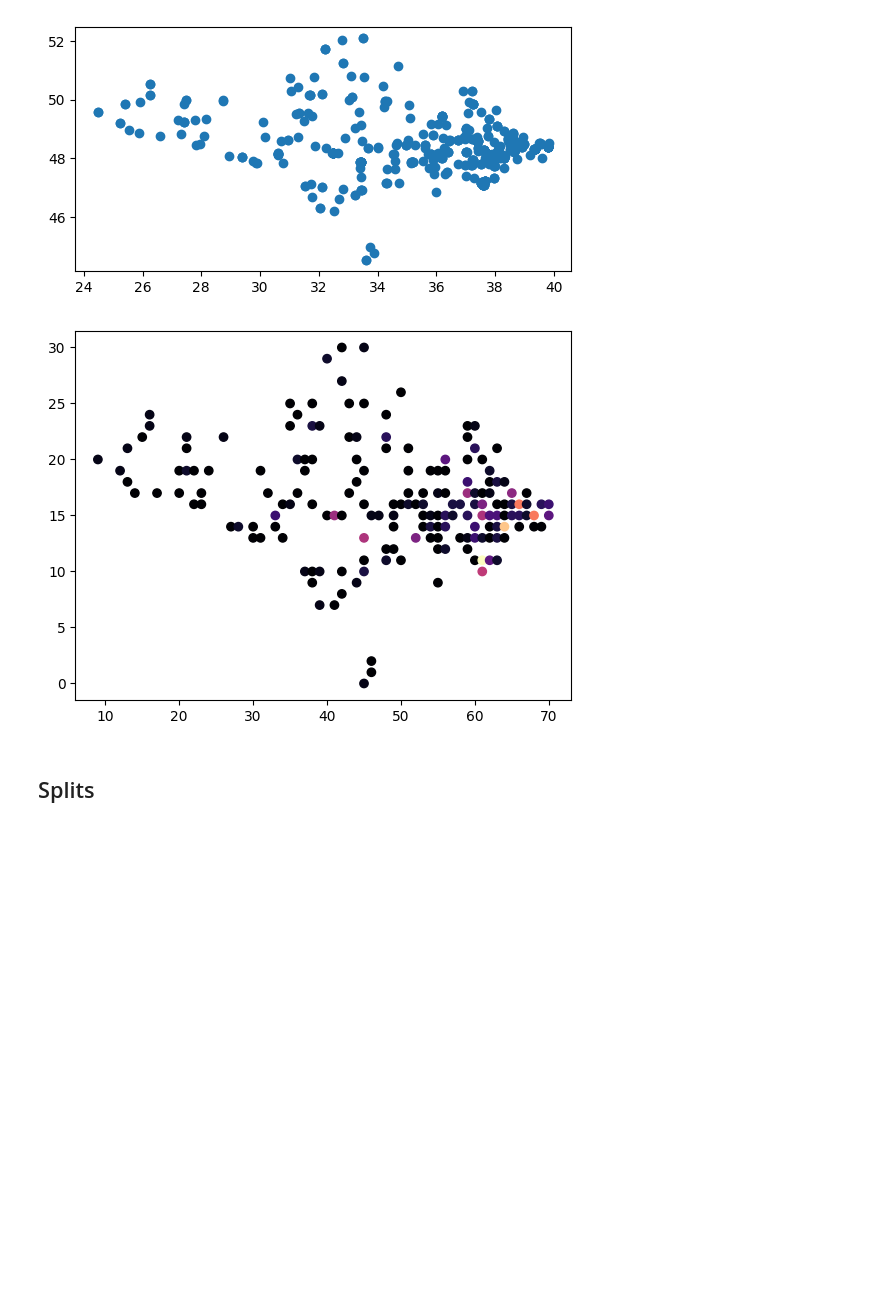
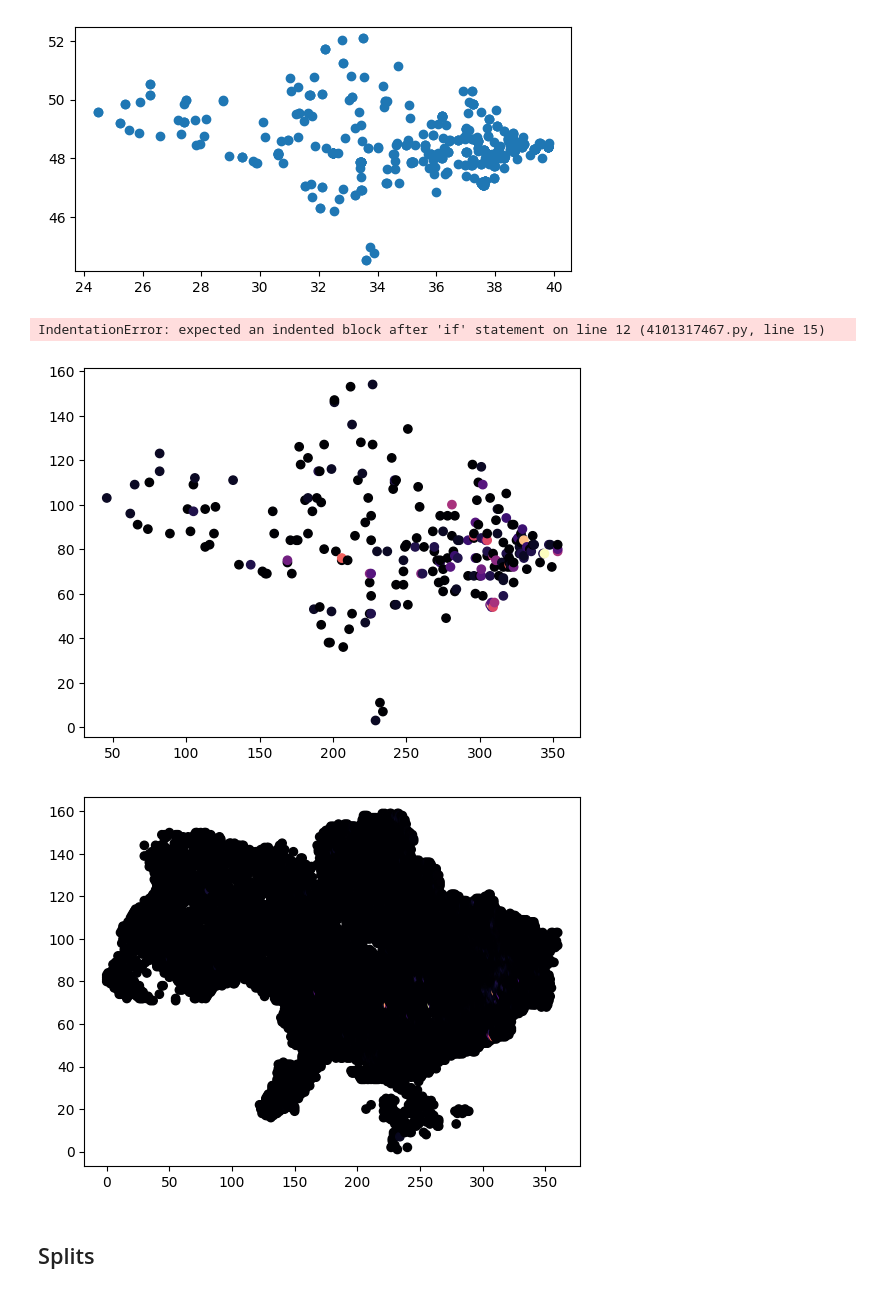
Before and after one commit to auto-d/flashpoint-detector, a Jupyter notebook: notebooks/eda.ipynb, the cells around one changed output. Cells and saved outputs as stored; diff of their text form; code cells hidden in the pictures; blank space fills up the shorter version.

```diff
--- a/notebooks/eda.ipynb
+++ b/notebooks/eda.ipynb
@@ -554,23 +571,37 @@ gdf[gdf.date==min_date].plot()
 <Axes: >
 [figure]
 # %%
-def plot_lattice_events(lattice, time_step, heatmap=False):
+def plot_story(story, start=None, end=None, heatmap=False):
     """
-    Plot a map of events from our 4d lattice given a time range to
+    Plot a map of events from our 4d story lattice given a time range to
     subset on
     """
-    subset = lattice[:, :, time_step, feature_ixs['count']]
+    counts = None
+    if start is not None and end is not None:
+        counts = story[:, :, start:end, feature_ixs['count']]
+    else:
+        counts = story[:, :, :, feature_ixs['count']]
 
-    x0, y0 = np.nonzero(subset)
-    values = subset[x0,y0]
+    if len(story[0,0,0]) - 1 >= feature_ixs['label']:
+
+
+    counts = np.sum(counts, axis=2)
+    x0, y0 = np.nonzero(counts)
+    values = counts[x0,y0]
 
     kwargs = { 'c': values, 'cmap': 'magma' } if heatmap else {}
 
     plt.scatter(x0, y0, **kwargs)
+# %% [output]
+IndentationError: expected an indented block after 'if' statement on line 12 (4101317467.py, line 15)
 # %%
-plot_lattice_events(data, 0, heatmap=True)
+plot_story(data, start=0, end=1, heatmap=True)
 # %% [output]
-[figure, old version]
+[figure, new version]
+# %%
+plot_story(data, heatmap=True)
+# %% [output]
+[figure, added]
 # %% [markdown]
 ## Splits
 # %% [markdown]
```
Also changed, not shown: parts of 42 cells of this notebook.
